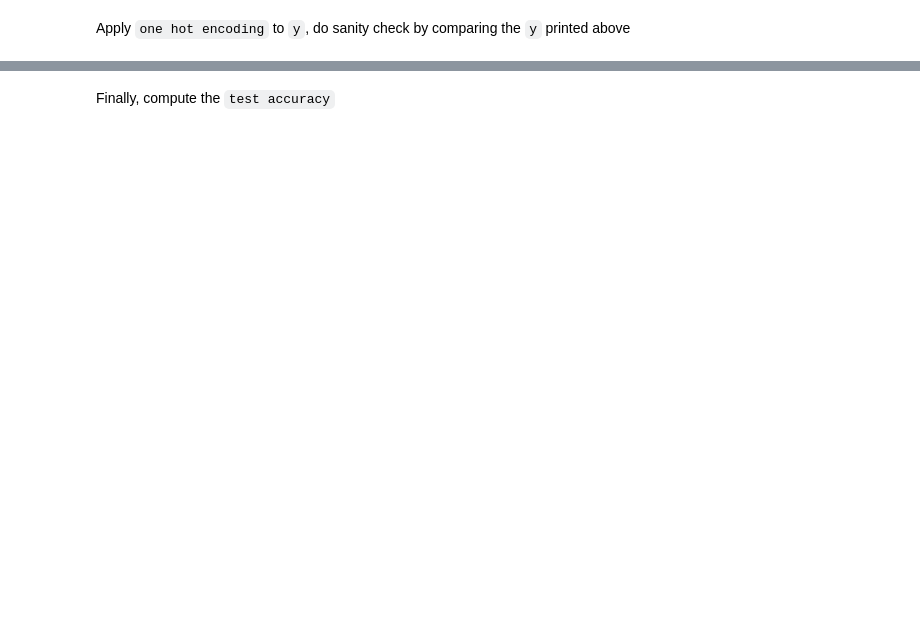
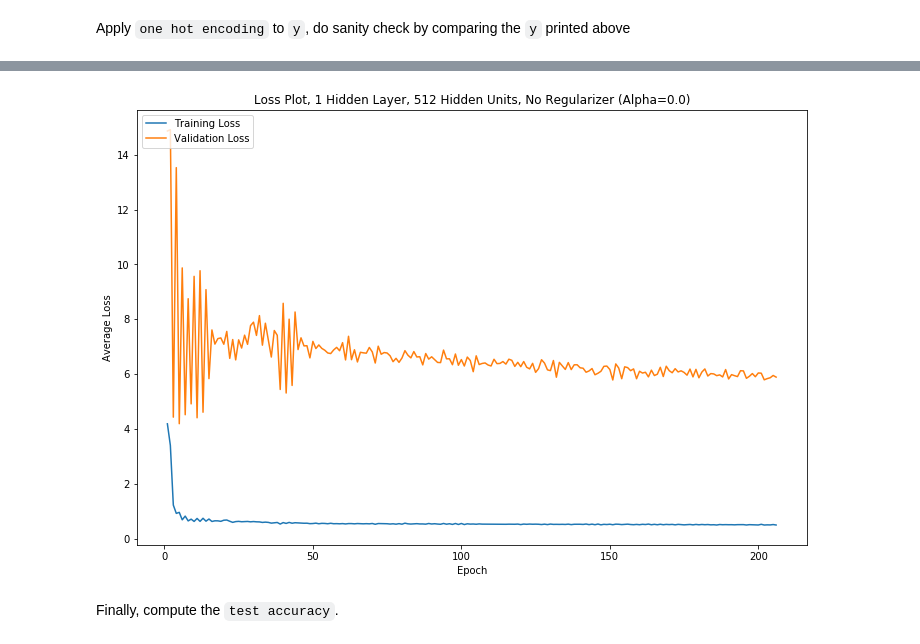
Before and after one commit to geraldzakwan/dl_for_cv_fall_2020, a Jupyter notebook: Homeworks/HW3/gd2551_HW3.ipynb, the cells around one changed output, grey strips where cells are left out. Cells and saved outputs as stored; diff of their text form; code cells hidden in the pictures; blank space fills up the shorter version.

```diff
--- a/Homeworks/HW3/gd2551_HW3.ipynb
+++ b/Homeworks/HW3/gd2551_HW3.ipynb
@@ -1260,32 +1425,40 @@ Processed dir: timesquare
 Convert `X` and `y` into `np.array`
 # %%
 # Convert string label to numeric, 'centralpark' as 0 and 'timesquare' as 1
-y_train_image = np.array([0.0 if label == 'centralpark' else 1.0 for label in train_labels])
-y_val_image = np.array([0.0 if label == 'centralpark' else 1.0 for label in val_labels])
-y_test_image = np.array([0.0 if label == 'centralpark' else 1.0 for label in test_labels])
+y_train_image = np.array([0.0 if label == 'centralpark' else 1.0 if label == 'timesquare' else 2.0 for label in train_labels])
+y_val_image = np.array([0.0 if label == 'centralpark' else 1.0 if label == 'timesquare' else 2.0 for label in val_labels])
+y_test_image = np.array([0.0 if label == 'centralpark' else 1.0 if label == 'timesquare' else 2.0 for label in test_labels])
 
-X_train = np.array(train_features)
+# X_train = np.array(train_features)
 y_train = np.array(y_train_image)[:, np.newaxis]
 
-X_val = np.array(val_features)
+# X_val = np.array(val_features)
 y_val = np.array(y_val_image)[:, np.newaxis]
 
-X_test = np.array(test_features)
+# X_test = np.array(test_features)
 y_test = np.array(y_test_image)[:, np.newaxis]
 
 print(X_train.shape)
+print(X_train[0:3])
+
 print(X_val.shape)
+print(X_val[0:3])
+
 print(X_test.shape)
+print(X_test[0:3])
 
 print(y_train.shape)
 print(y_train[0])
 print(y_train[128])
+print(y_train[200])
 
 print(y_val.shape)
 print(y_val[0])
 print(y_val[28])
+print(y_val[40])
 
 print(y_test.shape)
 print(y_test[0])
 print(y_test[28])
+print(y_test[40])
 # %% [output]
@@ -1419,7 +1591,28 @@ nan
+# %%
+def plot_both_losses(losses, val_losses, title):
+    n_iters = len(losses)
+
+    fig, ax = plt.subplots(figsize=(12,8))
+    ax.margins(0.05) # Optional, just adds 5% padding to the autoscaling
+
+    ax.plot(np.arange(1, n_iters + 1, 1), losses, label='Training Loss')
+    ax.plot(np.arange(1, n_iters + 1, 1), val_losses, label='Validation Loss')
+
+    ax.legend()
+    ax.legend(loc=2)
+
+    ax.set_xlabel('Epoch')
+    ax.set_ylabel('Average Loss')
+
+    ax.set_title(title)
+
+    plt.show()
 # %%
-plot_losses(losses, 'Loss Plot, {} Hidden Layer, {} Hidden Units, No Regularizer (Alpha={})'.format(2, 128, 0.1))
+plot_both_losses(losses, val_losses, 'Loss Plot, {} Hidden Layer, {} Hidden Units, No Regularizer (Alpha={})'.format(1, 512, 0.0))
+# %% [output]
+[figure, added]
 # %% [markdown]
-Finally, compute the `test accuracy`
+Finally, compute the `test accuracy`.
 # %%
 NN.compute_accuracy(X_test, y_test)
 # %% [output]
```
Also changed, not shown: parts of 26 cells of this notebook, 1 other file.
